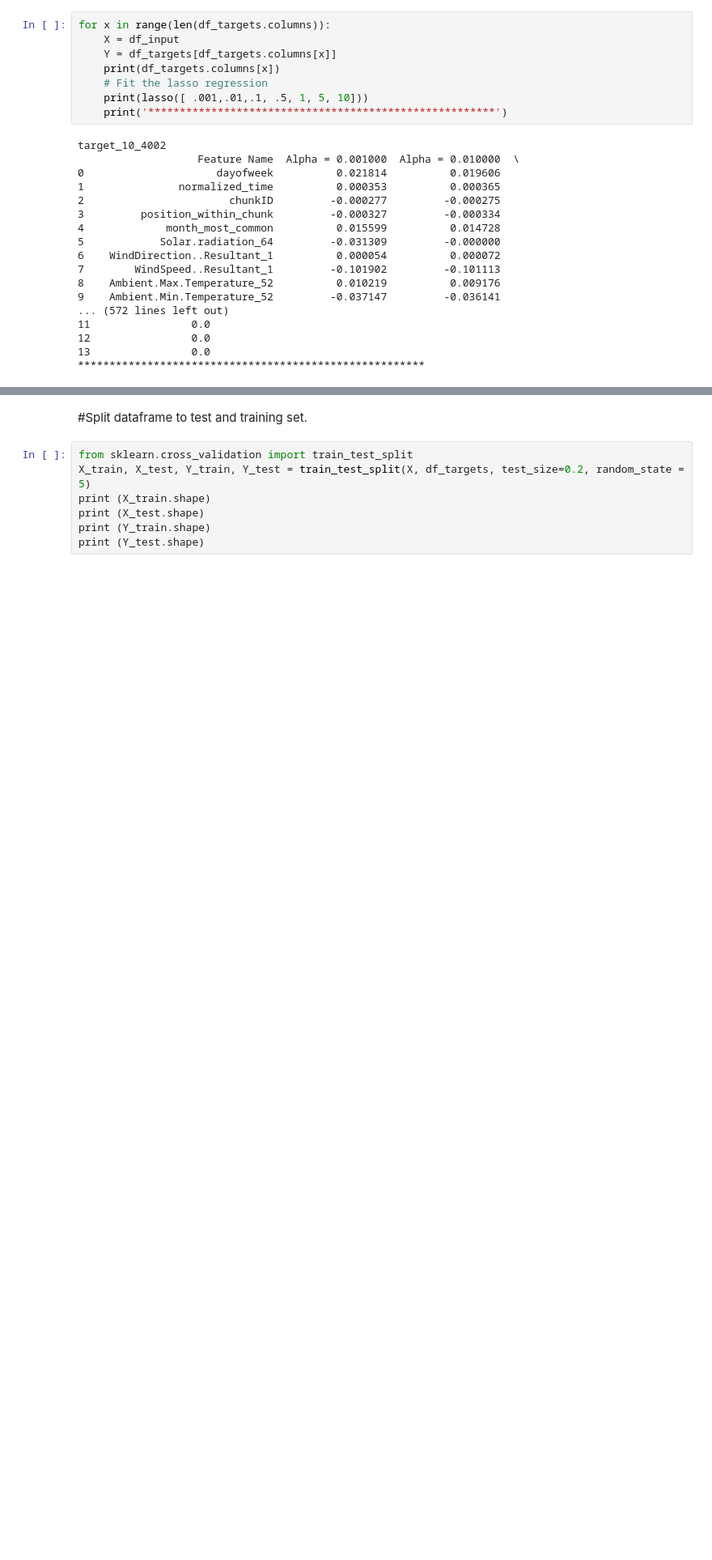
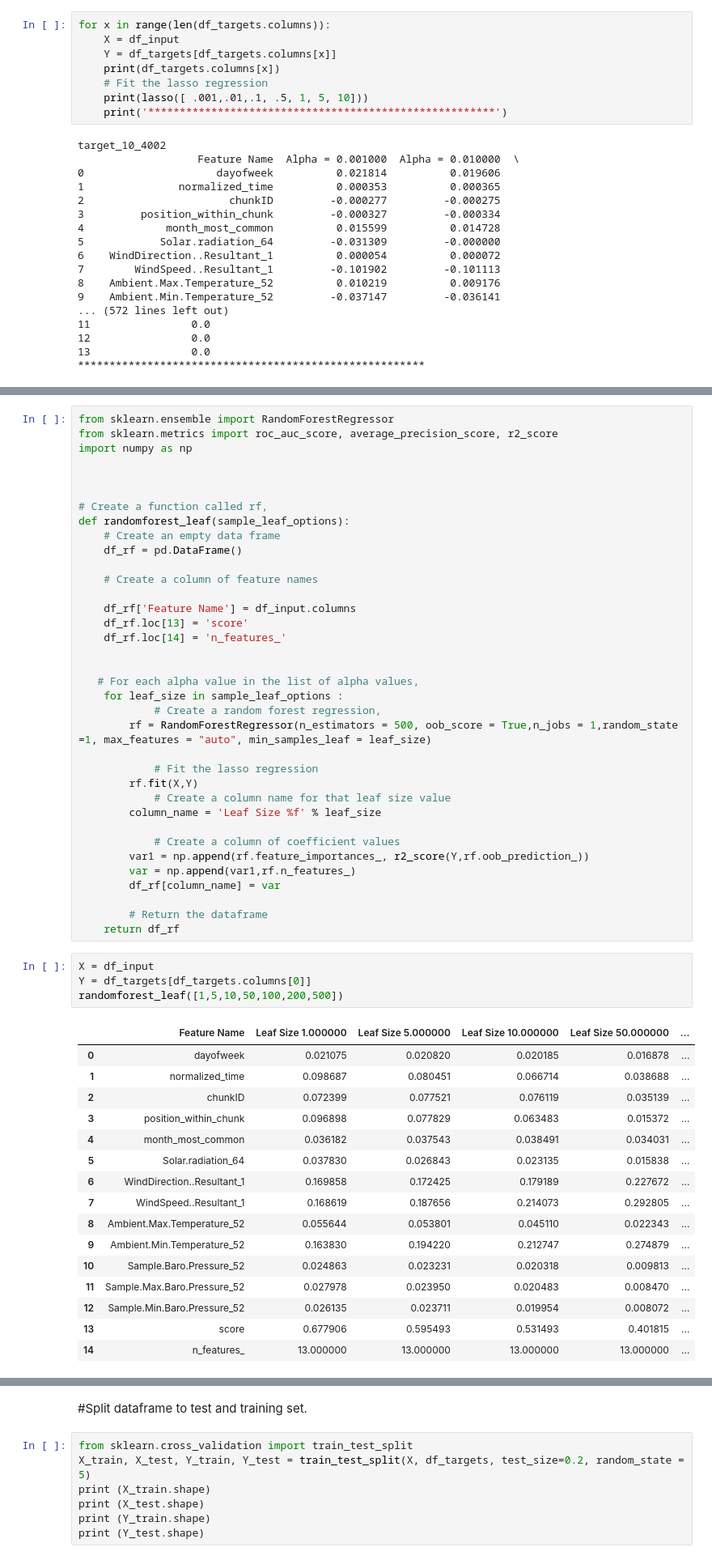
Before and after one commit to jtlam/springboard_capstone1, a Jupyter notebook: capstone1_missing values.ipynb, the cells around one changed output, grey strips where cells are left out. Shown at 81% size. Cells and saved outputs as stored; diff of their text form; blank space fills up the shorter version.

```diff
--- a/capstone1_missing values.ipynb
+++ b/capstone1_missing values.ipynb
@@ -441,0 +480,57 @@ strong multicollinearity or other numerical problems.
+# %%
+from sklearn.ensemble import RandomForestRegressor
+from sklearn.metrics import roc_auc_score, average_precision_score, r2_score
+import numpy as np
+
+
+
+# Create a function called rf,
+def randomforest_leaf(sample_leaf_options):
+    # Create an empty data frame
+    df_rf = pd.DataFrame()
+
+    # Create a column of feature names
+
+    df_rf['Feature Name'] = df_input.columns
+    df_rf.loc[13] = 'score'
+    df_rf.loc[14] = 'n_features_'
+
+
+   # For each alpha value in the list of alpha values,
+    for leaf_size in sample_leaf_options :
+            # Create a random forest regression,
+        rf = RandomForestRegressor(n_estimators = 500, oob_score = True,n_jobs = 1,random_state =1, max_features = "auto", min_samples_leaf = leaf_size)
+
+            # Fit the lasso regression
+        rf.fit(X,Y)
+            # Create a column name for that leaf size value
+        column_name = 'Leaf Size %f' % leaf_size
+
+            # Create a column of coefficient values
+        var1 = np.append(rf.feature_importances_, r2_score(Y,rf.oob_prediction_))
+        var = np.append(var1,rf.n_features_)
+        df_rf[column_name] = var
+
+        # Return the dataframe
+    return df_rf
+# %%
+X = df_input
+Y = df_targets[df_targets.columns[0]]
+randomforest_leaf([1,5,10,50,100,200,500])
+# %% [output]
+|  | Feature Name | Leaf Size 1.000000 | Leaf Size 5.000000 | Leaf Size 10.000000 | Leaf Size 50.000000 | ... |
+| 0 | dayofweek | 0.021075 | 0.020820 | 0.020185 | 0.016878 | ... |
+| 1 | normalized_time | 0.098687 | 0.080451 | 0.066714 | 0.038688 | ... |
+| 2 | chunkID | 0.072399 | 0.077521 | 0.076119 | 0.035139 | ... |
+| 3 | position_within_chunk | 0.096898 | 0.077829 | 0.063483 | 0.015372 | ... |
+| 4 | month_most_common | 0.036182 | 0.037543 | 0.038491 | 0.034031 | ... |
+| 5 | Solar.radiation_64 | 0.037830 | 0.026843 | 0.023135 | 0.015838 | ... |
+| 6 | WindDirection..Resultant_1 | 0.169858 | 0.172425 | 0.179189 | 0.227672 | ... |
+| 7 | WindSpeed..Resultant_1 | 0.168619 | 0.187656 | 0.214073 | 0.292805 | ... |
+| 8 | Ambient.Max.Temperature_52 | 0.055644 | 0.053801 | 0.045110 | 0.022343 | ... |
+| 9 | Ambient.Min.Temperature_52 | 0.163830 | 0.194220 | 0.212747 | 0.274879 | ... |
+| 10 | Sample.Baro.Pressure_52 | 0.024863 | 0.023231 | 0.020318 | 0.009813 | ... |
+| 11 | Sample.Max.Baro.Pressure_52 | 0.027978 | 0.023950 | 0.020483 | 0.008470 | ... |
+| 12 | Sample.Min.Baro.Pressure_52 | 0.026135 | 0.023711 | 0.019954 | 0.008072 | ... |
+| 13 | score | 0.677906 | 0.595493 | 0.531493 | 0.401815 | ... |
+| 14 | n_features_ | 13.000000 | 13.000000 | 13.000000 | 13.000000 | ... |
```
Also changed, not shown: parts of 25 cells of this notebook.
